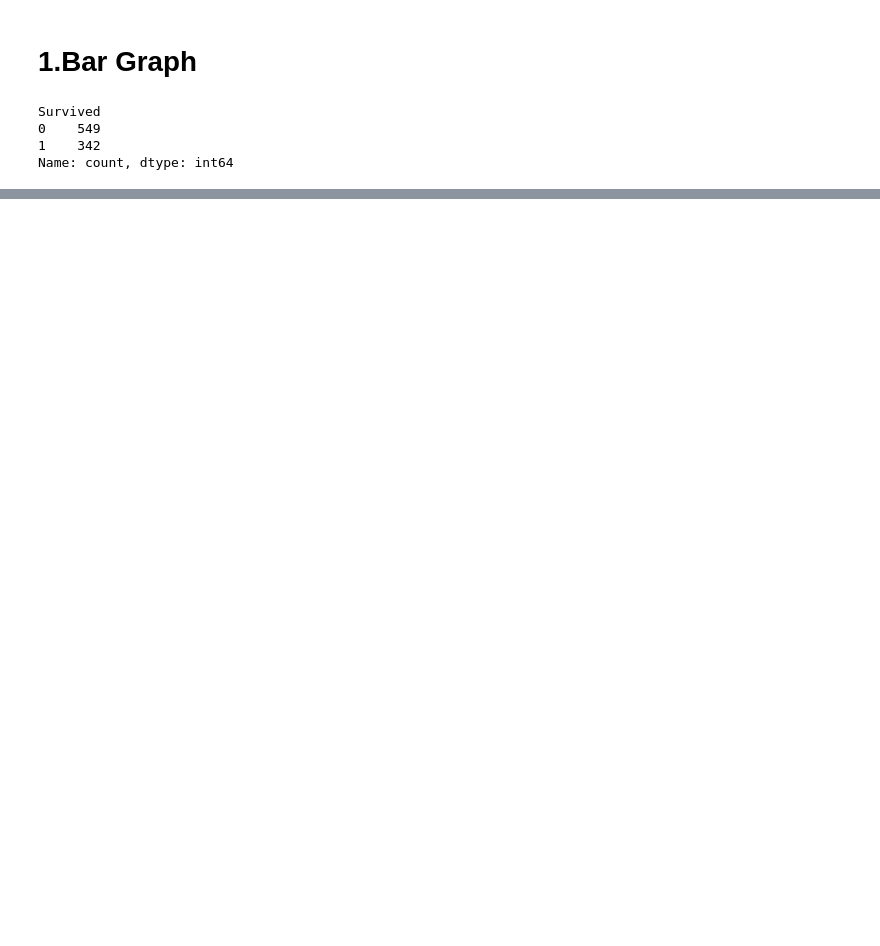
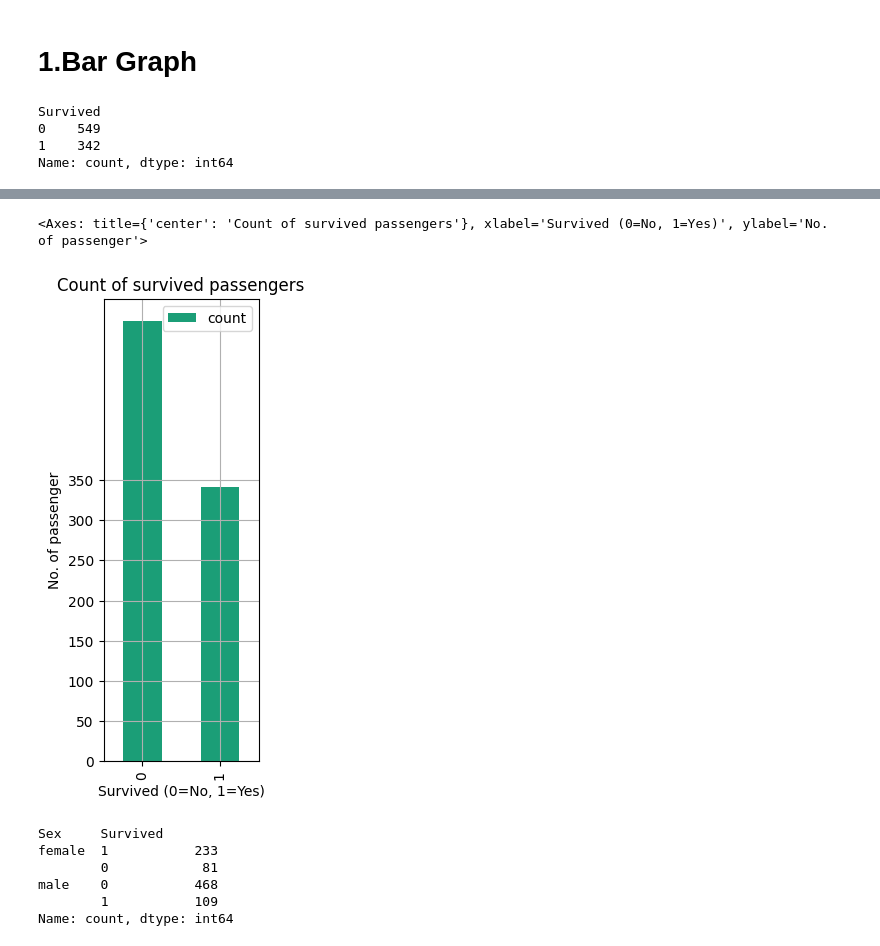
Before and after one commit to Rujanshrestha/data-sci-class01, a Jupyter notebook: Pandas/Graphical-repre.ipynb, the cells around one changed output, grey strips where cells are left out. Cells and saved outputs as stored; diff of their text form; code cells hidden in the pictures; blank space fills up the shorter version.

```diff
--- a/Pandas/Graphical-repre.ipynb
+++ b/Pandas/Graphical-repre.ipynb
@@ -19,0 +46,15 @@ Matplotlib is building the font cache; this may take a moment.
+# %%
+titanic_df["Survived"].value_counts().plot(
+    kind="bar",
+    title = "Count of survived passengers" ,
+    figsize = (2,6),
+    legend = True,
+    yticks = list(range(0,400,50)),
+    xlabel = "Survived (0=No, 1=Yes)",
+    ylabel = "No. of passenger",
+    grid = True,
+    colormap = "Dark2"
+)
+# %% [output]
+<Axes: title={'center': 'Count of survived passengers'}, xlabel='Survived (0=No, 1=Yes)', ylabel='No. of passenger'>
+[figure, added]
@@ -19,0 +63,9 @@ Matplotlib is building the font cache; this may take a moment.
+# %%
+group_by_gender["Survived"].value_counts()
+# %% [output]
+Sex     Survived
+female  1           233
+        0            81
+male    0           468
+        1           109
+Name: count, dtype: int64
```
Also changed, not shown: parts of 15 cells of this notebook.
